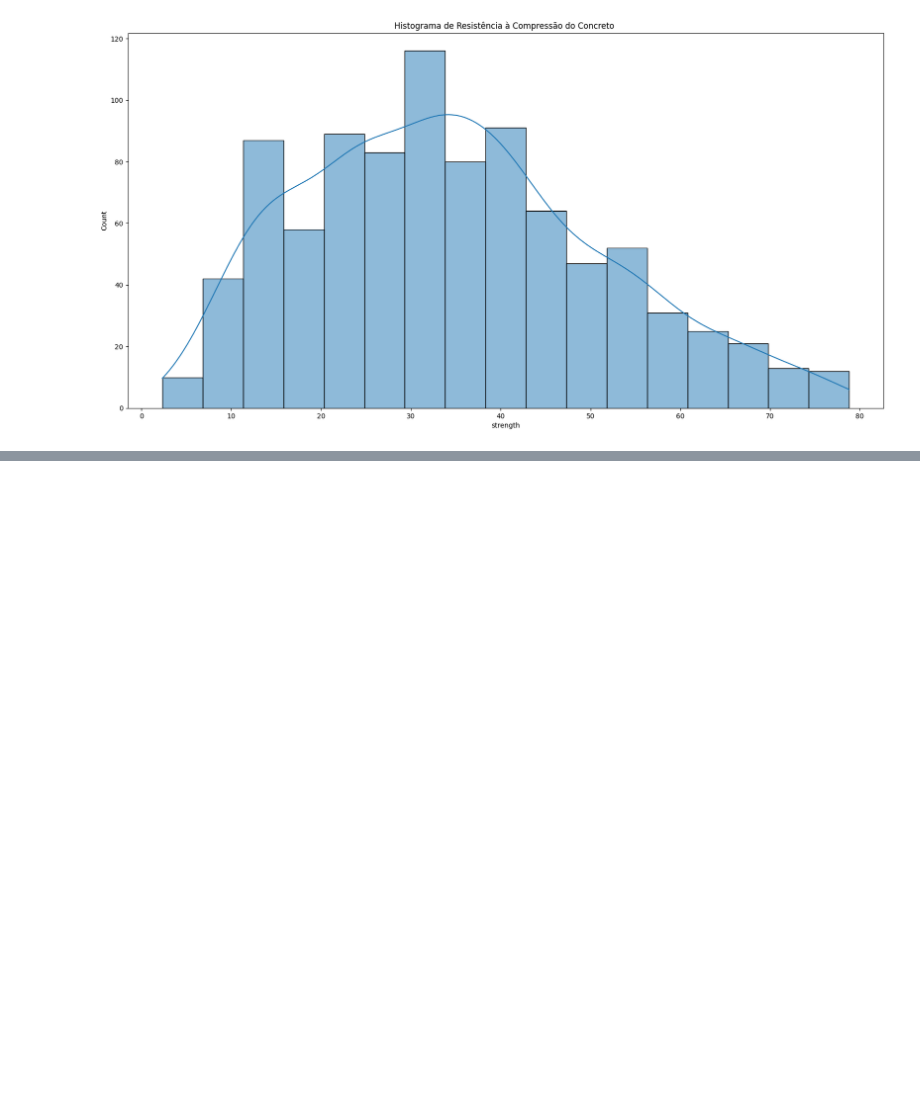
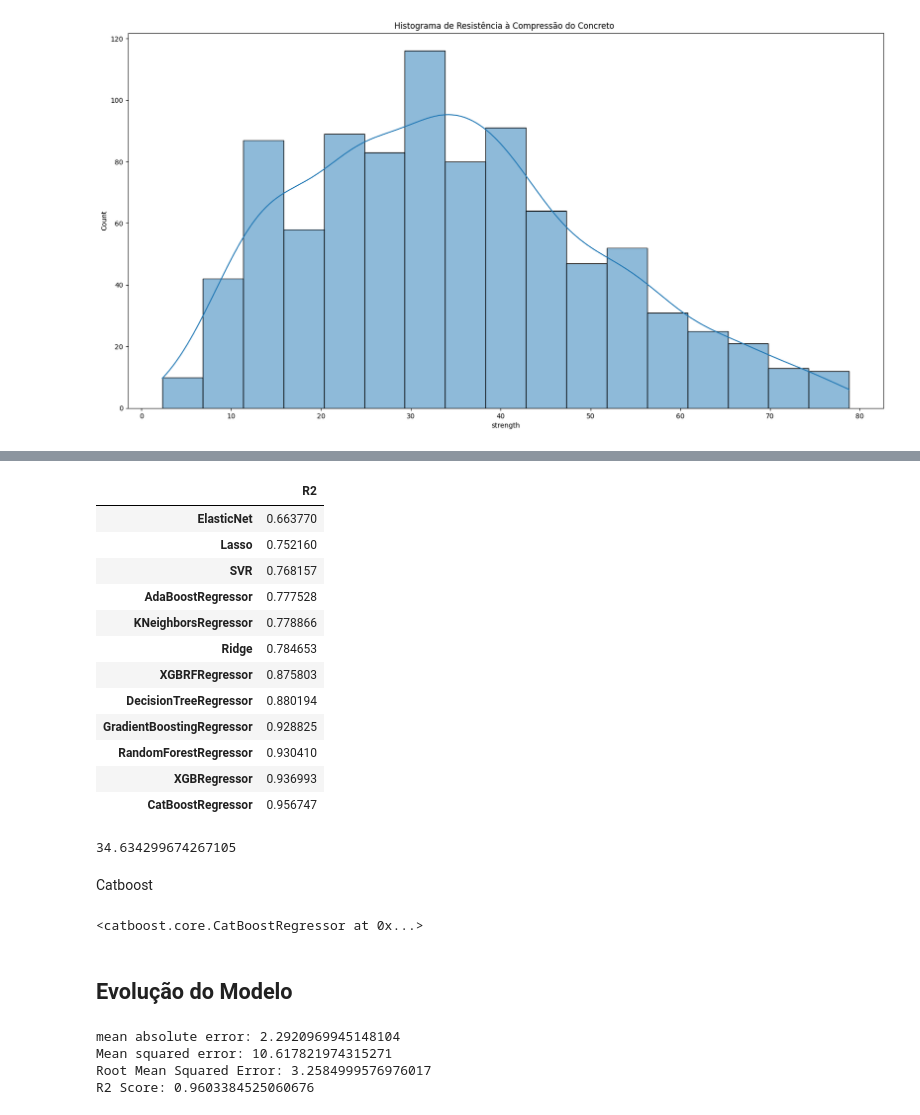
Before and after one commit to tataap/Projeto_Aplicado_XPE, a Jupyter notebook: PA_test.ipynb, the cells around one changed output, grey strips where cells are left out. Cells and saved outputs as stored; diff of their text form; code cells hidden in the pictures; blank space fills up the shorter version.

```diff
--- a/PA_test.ipynb
+++ b/PA_test.ipynb
@@ -309,0 +415,29 @@ sns.histplot(data=concrete,x='strength', kde=True);
+# %%
+model_r2_baseline
+# %% [output]
+|  | R2 |
+| ElasticNet | 0.663770 |
+| Lasso | 0.752160 |
+| SVR | 0.768157 |
+| AdaBoostRegressor | 0.777528 |
+| KNeighborsRegressor | 0.778866 |
+| Ridge | 0.784653 |
+| XGBRFRegressor | 0.875803 |
+| DecisionTreeRegressor | 0.880194 |
+| GradientBoostingRegressor | 0.928825 |
+| RandomForestRegressor | 0.930410 |
+| XGBRegressor | 0.936993 |
+| CatBoostRegressor | 0.956747 |
+# %%
+concrete['strength'].mean()
+# %% [output]
+34.634299674267105
+# %% [markdown]
+Catboost
+# %%
+model = CatBoostRegressor(iterations=10000, verbose=0)
+model.fit(X_train,y_train, eval_set=[(X_test,y_test)],early_stopping_rounds=50)
+# %% [output]
+<catboost.core.CatBoostRegressor at 0x...>
+# %% [markdown]
+## Evolução do Modelo
@@ -309,0 +453,10 @@ sns.histplot(data=concrete,x='strength', kde=True);
+# %%
+print(f'mean absolute error: {mae}')
+print(f'Mean squared error: {mse}')
+print(f'Root Mean Squared Error: {rmse}')
+print(f'R2 Score: {r2}')
+# %% [output]
+mean absolute error: 2.2920969945148104
+Mean squared error: 10.617821974315271
+Root Mean Squared Error: 3.2584999576976017
+R2 Score: 0.9603384525060676
```
Also changed, not shown: parts of 25 cells of this notebook, 6 other files.
